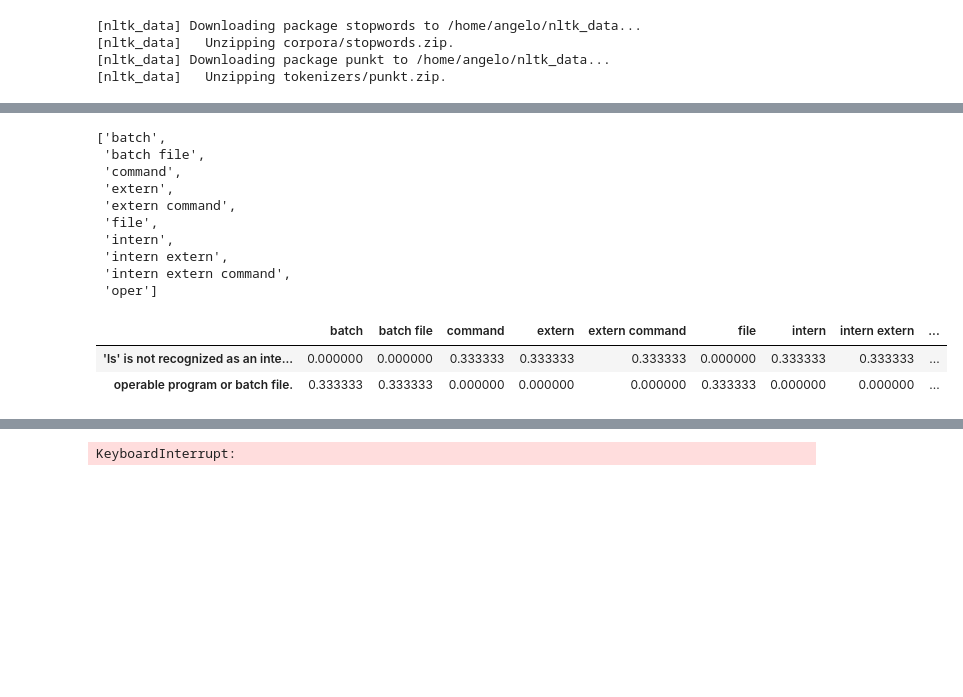
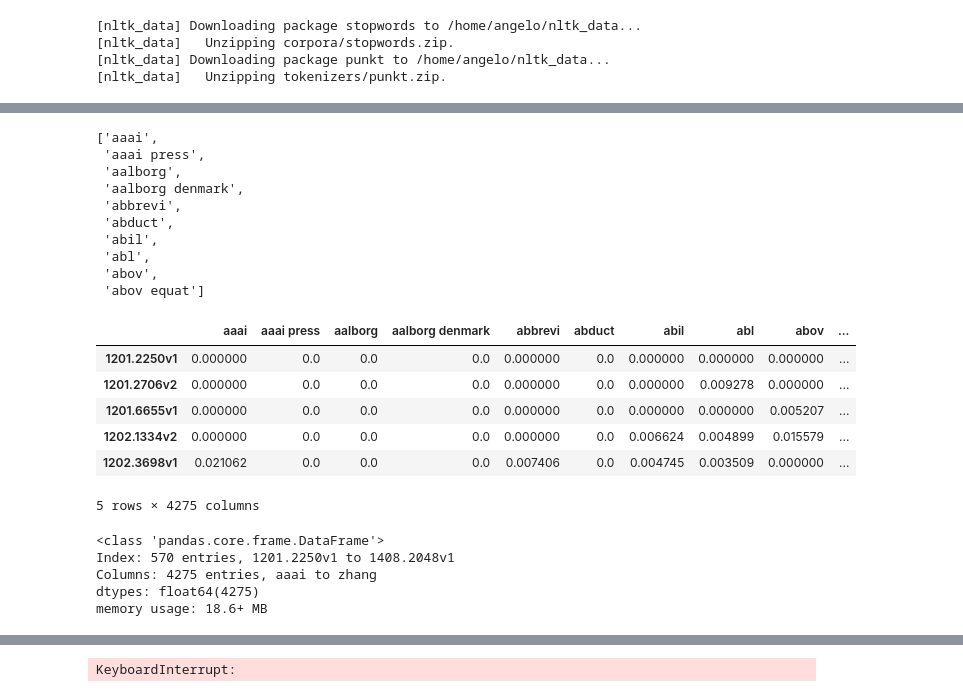
Before and after one commit to AngeloDias/SD_community, a Jupyter notebook: testingPageRank/coleta_pdf-pageRank.ipynb, the cells around one changed output, grey strips where cells are left out. Drawn from its saved outputs; the diff is of its cells as text; code cells hidden in the pictures; blank space fills up the shorter version.

```diff
--- a/testingPageRank/coleta_pdf-pageRank.ipynb
+++ b/testingPageRank/coleta_pdf-pageRank.ipynb
@@ -101,7 +100,7 @@ tfidf_vectorizer = TfidfVectorizer(input='filename', max_df=0.9, max_features=20
                                  use_idf=True, tokenizer=tokenize_and_stem, ngram_range=(1,3))
 
 # t = !ls txt2/*.txt
-t = !ls ../txt2/*.txt
+t = !ls ../txt/*.txt
 
 %time tfidf_matrix = tfidf_vectorizer.fit_transform(t)
 
@@ -110,28 +113,40 @@ print(tfidf_matrix.shape)
 terms = tfidf_vectorizer.get_feature_names()
 terms[:10]
 # %% [output]
-['batch',
- 'batch file',
- 'command',
- 'extern',
- 'extern command',
- 'file',
- 'intern',
- 'intern extern',
- 'intern extern command',
- 'oper']
+['aaai',
+ 'aaai press',
+ 'aalborg',
+ 'aalborg denmark',
+ 'abbrevi',
+ 'abduct',
+ 'abil',
+ 'abl',
+ 'abov',
+ 'abov equat']
 # %%
 with open('terms.txt','w') as f:
     f.write('\n'.join(terms))
 # %%
 x = tfidf_matrix.toarray()
 # %%
-df = pd.DataFrame(x,columns=terms,index=[re.sub('txt_pageRank?/(\d+.?\d+v\d+)\.txt','\\1',a) for a in t])
+df = pd.DataFrame(x,columns=terms,index=[re.sub('../txt?/(\d+.?\d+v\d+)\.txt','\\1',a) for a in t])
 df.head()
 # %% [output]
-|  | batch | batch file | command | extern | extern command | file | intern | intern extern | ... |
-| 'ls' is not recognized as an inte... | 0.000000 | 0.000000 | 0.333333 | 0.333333 | 0.333333 | 0.000000 | 0.333333 | 0.333333 | ... |
-| operable program or batch file. | 0.333333 | 0.333333 | 0.000000 | 0.000000 | 0.000000 | 0.333333 | 0.000000 | 0.000000 | ... |
+|  | aaai | aaai press | aalborg | aalborg denmark | abbrevi | abduct | abil | abl | abov | ... |
+| 1201.2250v1 | 0.000000 | 0.0 | 0.0 | 0.0 | 0.000000 | 0.0 | 0.000000 | 0.000000 | 0.000000 | ... |
+| 1201.2706v2 | 0.000000 | 0.0 | 0.0 | 0.0 | 0.000000 | 0.0 | 0.000000 | 0.009278 | 0.000000 | ... |
+| 1201.6655v1 | 0.000000 | 0.0 | 0.0 | 0.0 | 0.000000 | 0.0 | 0.000000 | 0.000000 | 0.005207 | ... |
+| 1202.1334v2 | 0.000000 | 0.0 | 0.0 | 0.0 | 0.000000 | 0.0 | 0.006624 | 0.004899 | 0.015579 | ... |
+| 1202.3698v1 | 0.021062 | 0.0 | 0.0 | 0.0 | 0.007406 | 0.0 | 0.004745 | 0.003509 | 0.000000 | ... |
+5 rows × 4275 columns
+# %%
+df.info()
+# %% [output]
+<class 'pandas.core.frame.DataFrame'>
+Index: 570 entries, 1201.2250v1 to 1408.2048v1
+Columns: 4275 entries, aaai to zhang
+dtypes: float64(4275)
+memory usage: 18.6+ MB
 # %%
 doc_term_matrix = pd.merge(df,artigos[['community','id']],left_index=True,right_on='id')
 doc_term_matrix.reset_index(inplace=True)
```
Also changed, not shown: parts of 22 cells of this notebook, 7 other files.
